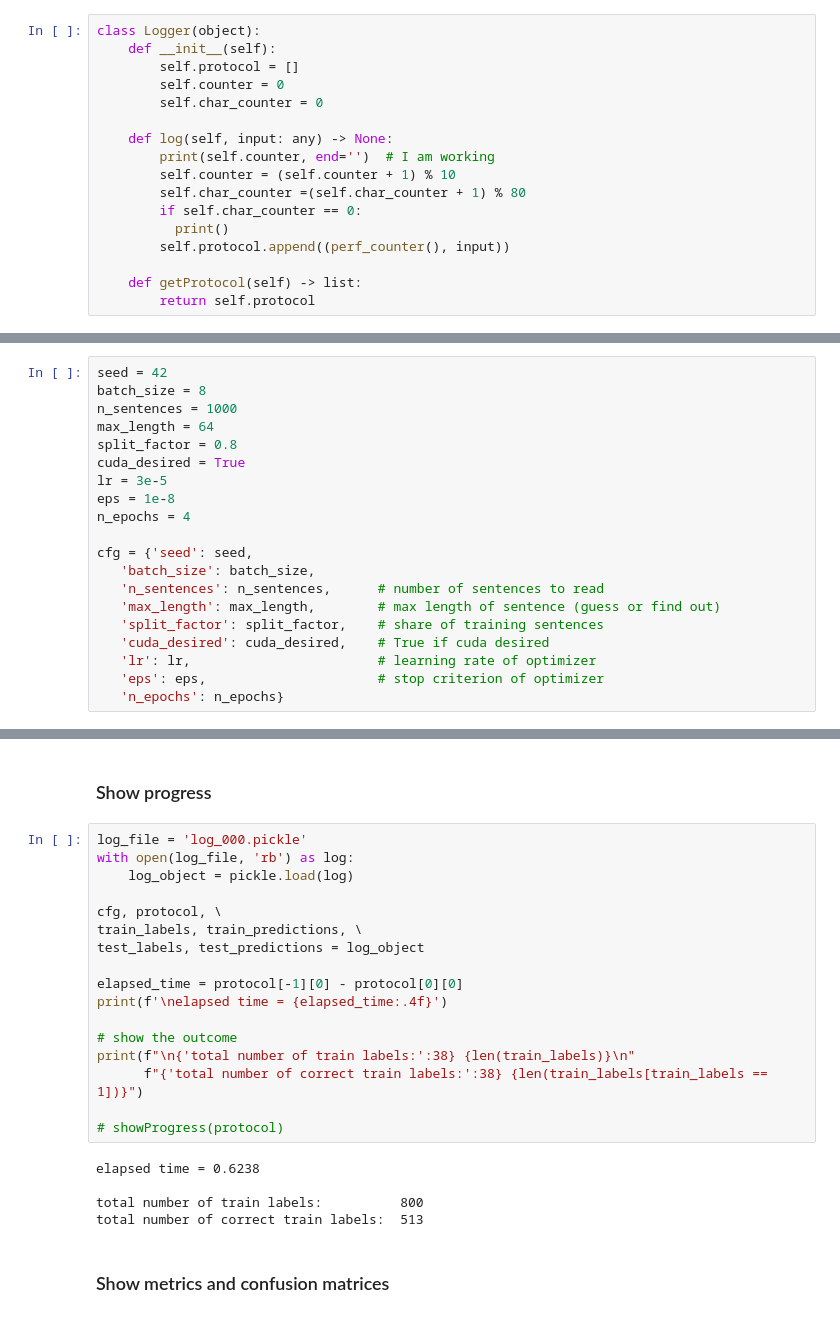
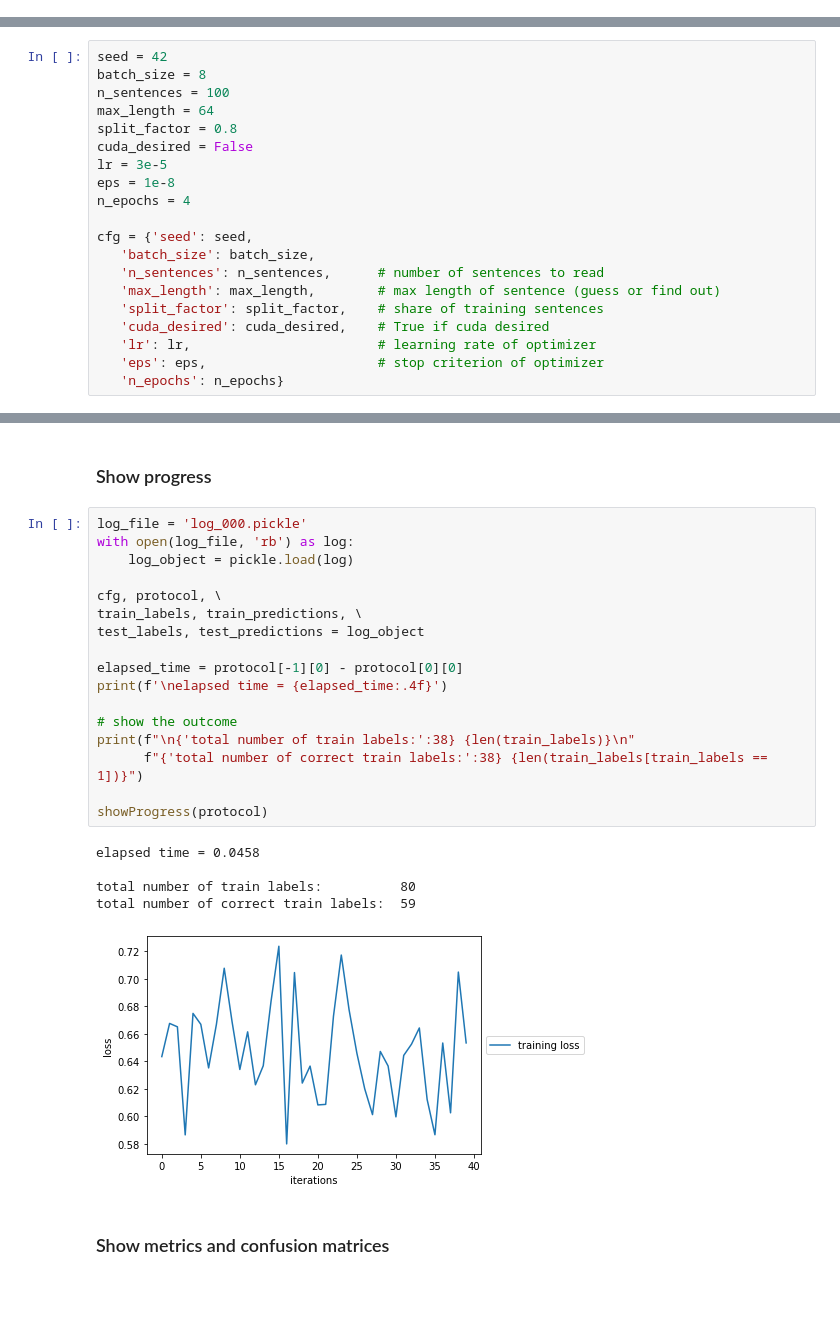
Before and after one commit to johsieders/fttai, a Jupyter notebook: src/cola/colaB.ipynb, the cells around one changed output, grey strips where cells are left out. Drawn from its saved outputs; the diff is of its cells as text; blank space fills up the shorter version.

```diff
--- a/src/cola/colaB.ipynb
+++ b/src/cola/colaB.ipynb
@@ -115,20 +35,3 @@ from transformers import BertTokenizer, BertModel, AdamW
-# %%
-class Logger(object):
-    def __init__(self):
-        self.protocol = []
-        self.counter = 0
-        self.char_counter = 0
-
-    def log(self, input: any) -> None:
-        print(self.counter, end='')  # I am working
-        self.counter = (self.counter + 1) % 10
-        self.char_counter =(self.char_counter + 1) % 80
-        if self.char_counter == 0:
-          print()
-        self.protocol.append((perf_counter(), input))
-
-    def getProtocol(self) -> list:
-        return self.protocol
 # %%
 class Learner(object):
     def __init__(self, module: nn.Module,
@@ -326,10 +229,10 @@ def getLossFunction() -> Callable:
 # %%
 seed = 42
 batch_size = 8
-n_sentences = 1000
+n_sentences = 100
 max_length = 64
 split_factor = 0.8
-cuda_desired = True
+cuda_desired = False
 lr = 3e-5
 eps = 1e-8
 n_epochs = 4
@@ -424,25 +314,26 @@ with open(log_file, 'wb') as log:
 # %%
 log_file = 'log_000.pickle'
 with open(log_file, 'rb') as log:
     log_object = pickle.load(log)
 
 cfg, protocol, \
 train_labels, train_predictions, \
 test_labels, test_predictions = log_object
 
 elapsed_time = protocol[-1][0] - protocol[0][0]
 print(f'\nelapsed time = {elapsed_time:.4f}')
 
 # show the outcome
 print(f"\n{'total number of train labels:':38} {len(train_labels)}\n"
       f"{'total number of correct train labels:':38} {len(train_labels[train_labels == 1])}")
 
-# showProgress(protocol)
+showProgress(protocol)
 # %% [output]
-elapsed time = 0.6238
+elapsed time = 0.0458
 
-total number of train labels:          800
-total number of correct train labels:  513
+total number of train labels:          80
+total number of correct train labels:  59
+[figure, added]
 # %% [markdown]
 ### Show metrics and confusion matrices
 # %%
```
Also changed, not shown: parts of 9 cells of this notebook, 4 other files.
